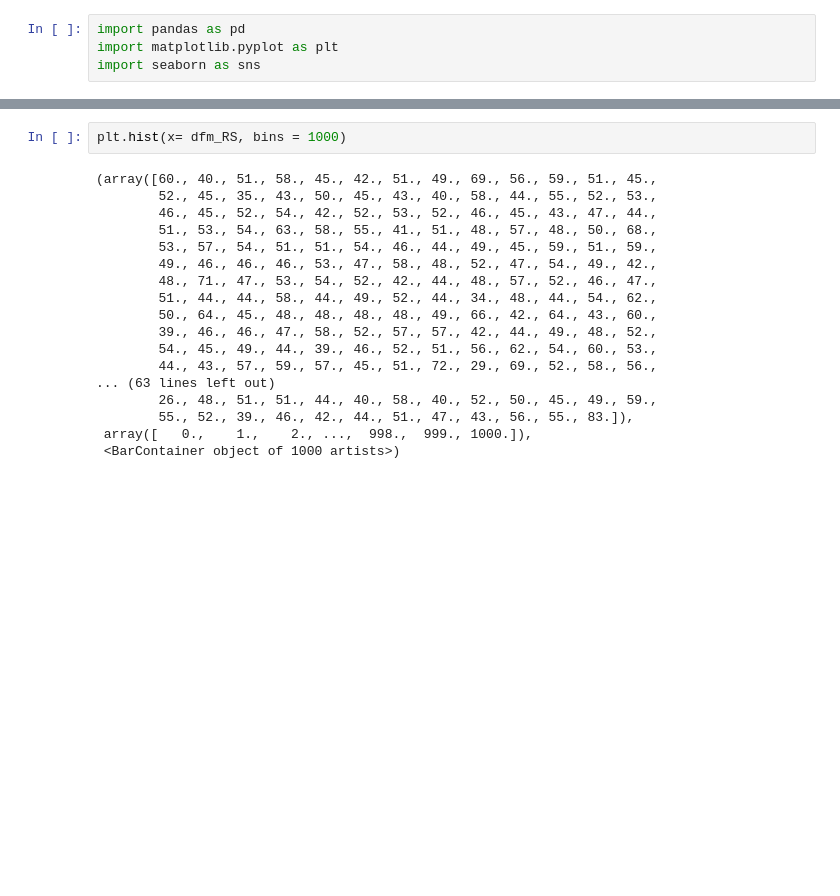
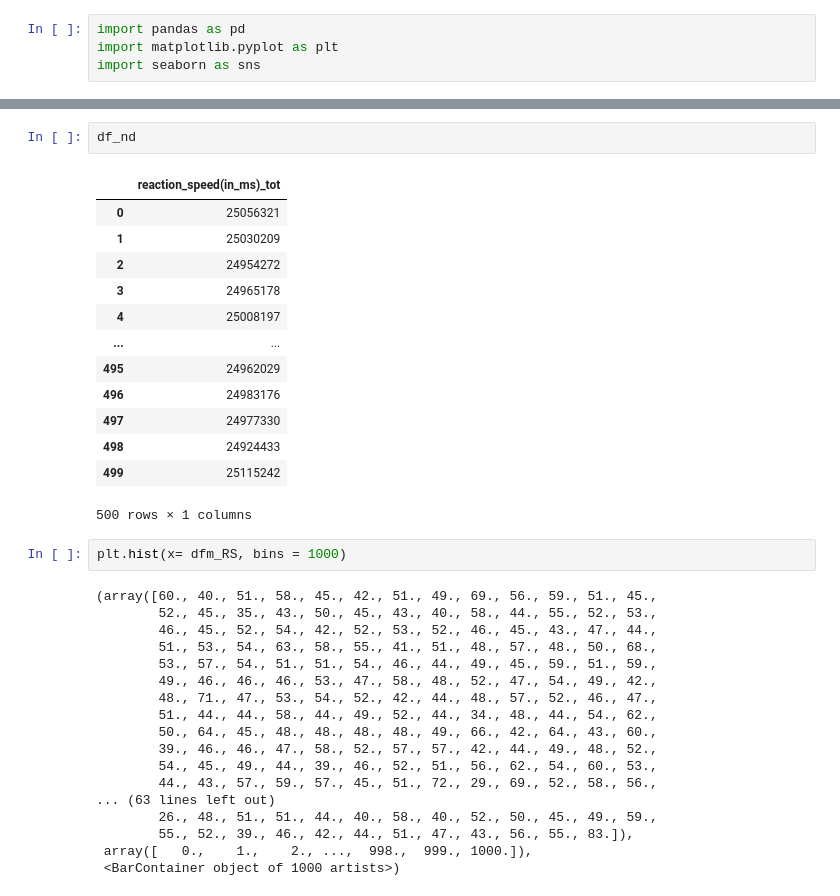
Before and after one commit to mozaikuu/Love_Of_Wisdom, a Jupyter notebook: Statistics.ipynb, the cells around one changed output, grey strips where cells are left out. Saved outputs shown, nothing was run; the diff lists cells and outputs as text; blank space fills up the shorter version.

```diff
--- a/Statistics.ipynb
+++ b/Statistics.ipynb
@@ -21,6 +22,22 @@ dfm_RS
 49998    570
 49999    703
 Name: reaction_speed(in_ms), Length: 50000, dtype: int64
+# %%
+df_nd
+# %% [output]
+|  | reaction_speed(in_ms)_tot |
+| 0 | 25056321 |
+| 1 | 25030209 |
+| 2 | 24954272 |
+| 3 | 24965178 |
+| 4 | 25008197 |
+| ... | ... |
+| 495 | 24962029 |
+| 496 | 24983176 |
+| 497 | 24977330 |
+| 498 | 24924433 |
+| 499 | 25115242 |
+500 rows × 1 columns
 # %%
 plt.hist(x= dfm_RS, bins = 1000)
 # %% [output]
```
Also changed, not shown: parts of 3 cells of this notebook, 2 other files.
